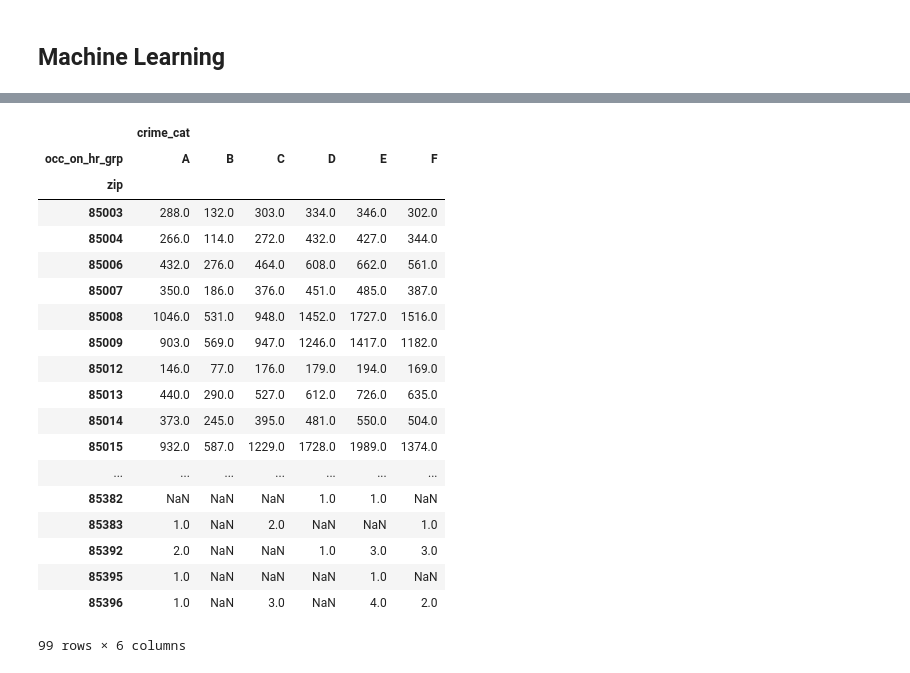
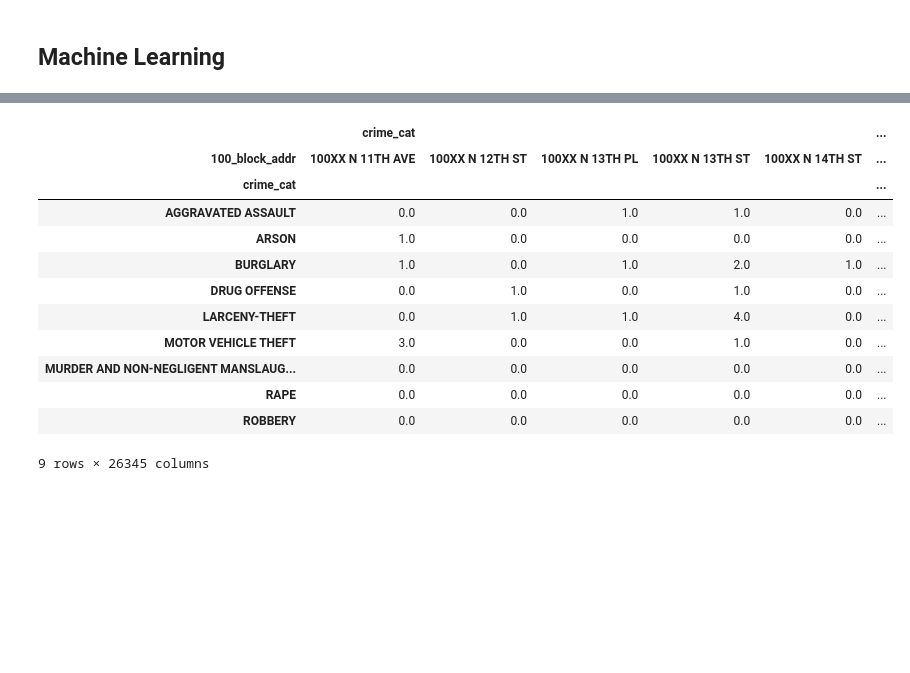
Before and after one commit to jpeterson28/DSCT_Capstone1, a Jupyter notebook: Code.ipynb, the cells around one changed output, grey strips where cells are left out. Saved outputs shown, nothing was run; the diff lists cells and outputs as text; code cells hidden in the pictures; blank space fills up the shorter version.

```diff
--- a/Code.ipynb
+++ b/Code.ipynb
@@ -284,7 +304,7 @@ plt.show()
 **Market Basket Analysis**
 # %%
 # Create basket df
-basket = crime_clean[['crime_cat', 'zip', 'premise_type', 'occ_on_month', 'occ_on_day', 'occ_on_year', 'occ_on_hr_grp', 'occ_on_dayofweek', 'occ_on_season']]
+basket = crime_clean[['crime_cat', 'zip', '100_block_addr', 'premise_type', 'occ_on_month', 'occ_on_day', 'occ_on_year', 'occ_on_hr_grp', 'occ_on_dayofweek', 'occ_on_season']]
 basket = pd.DataFrame(basket)
 basket.info()
 # %% [output]
@@ -677,0 +743,7 @@ feat_eng.describe()
+# %%
+from sklearn.model_selection import train_test_split, cross_val_score
+from sklearn.linear_model import LinearRegression, LogisticRegression
+import sklearn.metrics
+
+# split data into train test
+X_train, X_test, y_train, y_test = train_test_split(basket.drop('zip', axis=1), basket['zip'], test_size=0.3, random_state=42)
@@ -745,25 +831,19 @@ zip_prem_feat
 # %%
-# total number of crimes by zip code and hour group
-zip_time_feat = feat_eng.groupby(['zip', 'occ_on_hr_grp'])[['crime_cat']].count().unstack()
-zip_time_feat
+# total number of crimes by 100 block address
+crime_addr_feat = X_train.groupby(['crime_cat','100_block_addr'])[['crime_cat']].count().unstack()
+crime_addr_feat = crime_addr_feat.fillna(0)
+crime_addr_feat
 # %% [output]
-|  | crime_cat |  |  |  |  |  |
-| occ_on_hr_grp | A | B | C | D | E | F |
-| zip |  |  |  |  |  |  |
-| 85003 | 288.0 | 132.0 | 303.0 | 334.0 | 346.0 | 302.0 |
-| 85004 | 266.0 | 114.0 | 272.0 | 432.0 | 427.0 | 344.0 |
-| 85006 | 432.0 | 276.0 | 464.0 | 608.0 | 662.0 | 561.0 |
-| 85007 | 350.0 | 186.0 | 376.0 | 451.0 | 485.0 | 387.0 |
-| 85008 | 1046.0 | 531.0 | 948.0 | 1452.0 | 1727.0 | 1516.0 |
-| 85009 | 903.0 | 569.0 | 947.0 | 1246.0 | 1417.0 | 1182.0 |
-| 85012 | 146.0 | 77.0 | 176.0 | 179.0 | 194.0 | 169.0 |
-| 85013 | 440.0 | 290.0 | 527.0 | 612.0 | 726.0 | 635.0 |
-| 85014 | 373.0 | 245.0 | 395.0 | 481.0 | 550.0 | 504.0 |
-| 85015 | 932.0 | 587.0 | 1229.0 | 1728.0 | 1989.0 | 1374.0 |
-| ... | ... | ... | ... | ... | ... | ... |
-| 85382 | NaN | NaN | NaN | 1.0 | 1.0 | NaN |
-| 85383 | 1.0 | NaN | 2.0 | NaN | NaN | 1.0 |
-| 85392 | 2.0 | NaN | NaN | 1.0 | 3.0 | 3.0 |
-| 85395 | 1.0 | NaN | NaN | NaN | 1.0 | NaN |
-| 85396 | 1.0 | NaN | 3.0 | NaN | 4.0 | 2.0 |
+|  | crime_cat |  |  |  |  | ... |
+| 100_block_addr | 100XX N 11TH AVE | 100XX N 12TH ST | 100XX N 13TH PL | 100XX N 13TH ST | 100XX N 14TH ST | ... |
+| crime_cat |  |  |  |  |  | ... |
+| AGGRAVATED ASSAULT | 0.0 | 0.0 | 1.0 | 1.0 | 0.0 | ... |
+| ARSON | 1.0 | 0.0 | 0.0 | 0.0 | 0.0 | ... |
+| BURGLARY | 1.0 | 0.0 | 1.0 | 2.0 | 1.0 | ... |
+| DRUG OFFENSE | 0.0 | 1.0 | 0.0 | 1.0 | 0.0 | ... |
+| LARCENY-THEFT | 0.0 | 1.0 | 1.0 | 4.0 | 0.0 | ... |
+| MOTOR VEHICLE THEFT | 3.0 | 0.0 | 0.0 | 1.0 | 0.0 | ... |
+| MURDER AND NON-NEGLIGENT MANSLAUG... | 0.0 | 0.0 | 0.0 | 0.0 | 0.0 | ... |
+| RAPE | 0.0 | 0.0 | 0.0 | 0.0 | 0.0 | ... |
+| ROBBERY | 0.0 | 0.0 | 0.0 | 0.0 | 0.0 | ... |
-99 rows × 6 columns
+9 rows × 26345 columns
```
Also changed, not shown: parts of 28 cells of this notebook.
